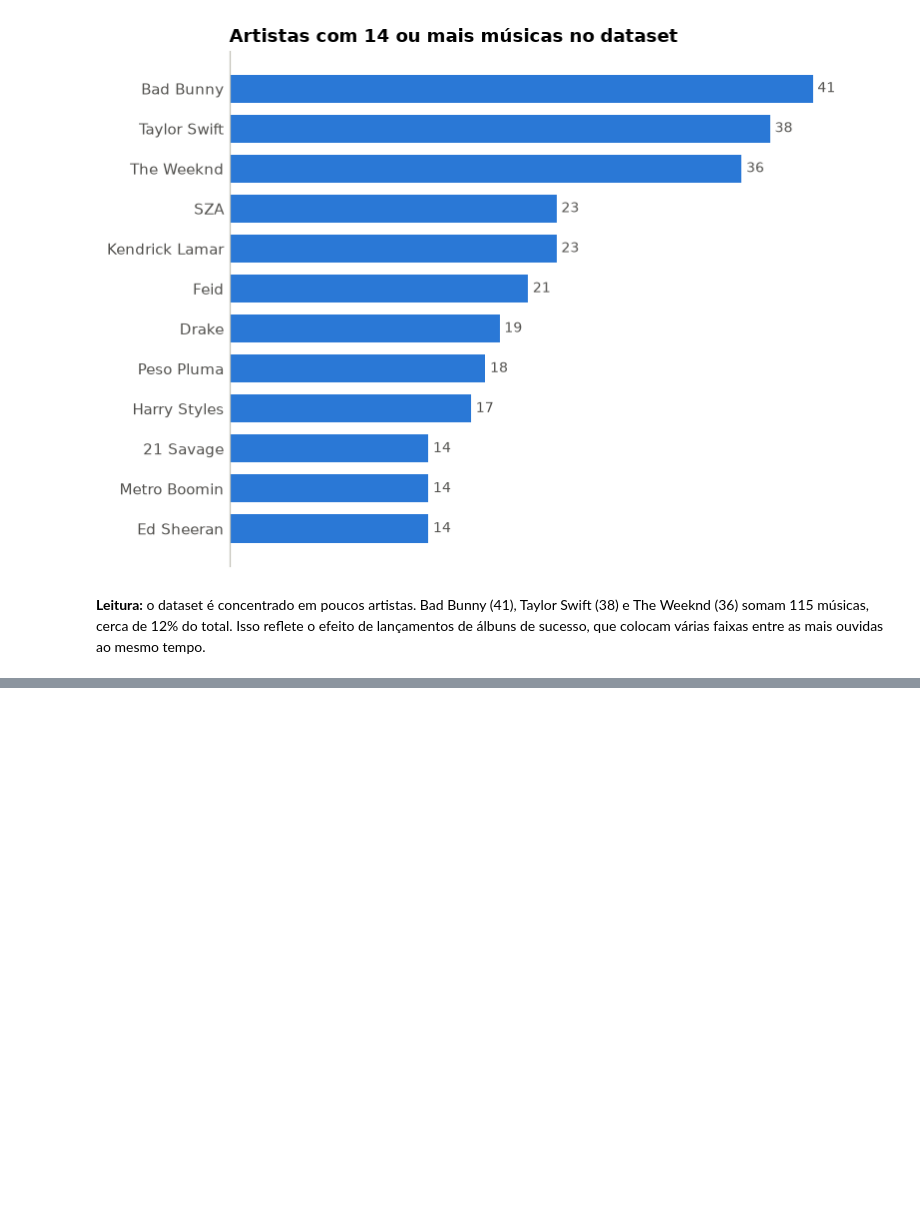
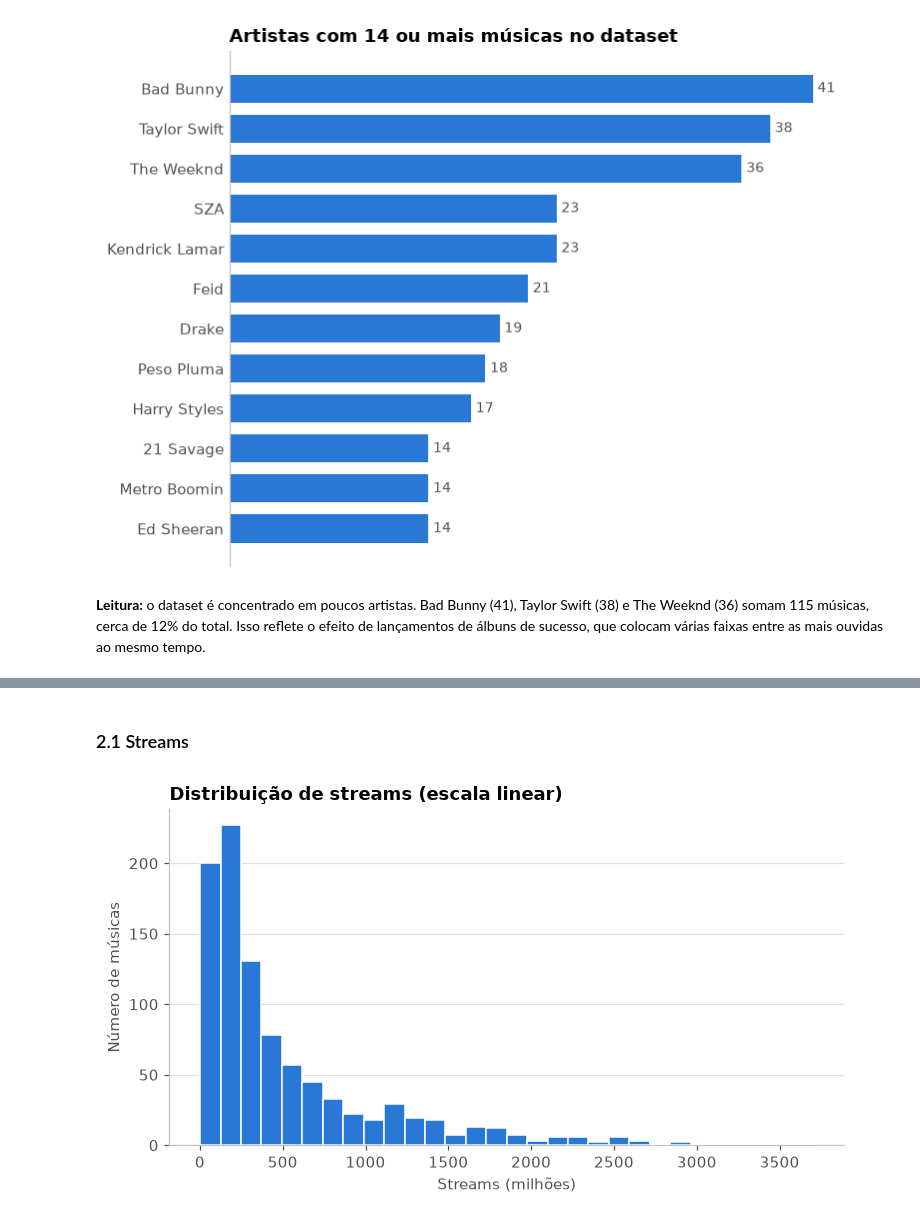
Before and after one commit to CarlosEduardodeCamposOlivera/spotify-streams-analysis, a Jupyter notebook: notebooks/03_analise_descritiva.ipynb, the cells around one changed output, grey strips where cells are left out. Saved outputs shown, nothing was run; the diff lists cells and outputs as text; code cells hidden in the pictures; blank space fills up the shorter version.

```diff
--- a/notebooks/03_analise_descritiva.ipynb
+++ b/notebooks/03_analise_descritiva.ipynb
@@ -197,0 +277,13 @@ The Weeknd (36) somam 115 músicas, cerca de 12% do total. Isso reflete o efeito
+# %% [markdown]
+### 2.1 Streams
+# %%
+streams_mi = df["streams"] / 1_000_000
+
+fig, ax = plotar_histograma(
+    streams_mi,
+    bins=30,
+    titulo="Distribuição de streams (escala linear)",
+    rotulo_x="Streams (milhões)",
+)
+# %% [output]
+[figure, added]
```
Also changed, not shown: parts of 9 cells of this notebook, 2 other files.
